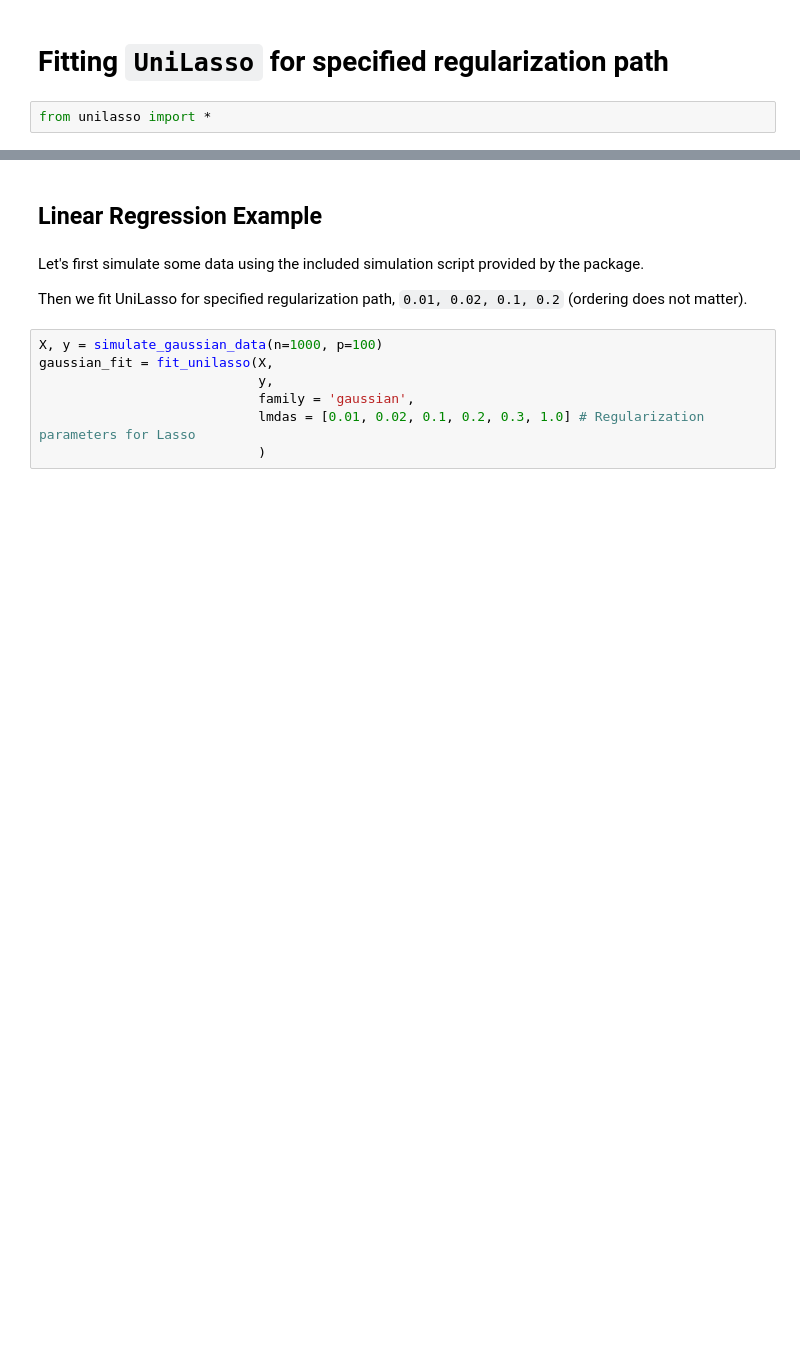
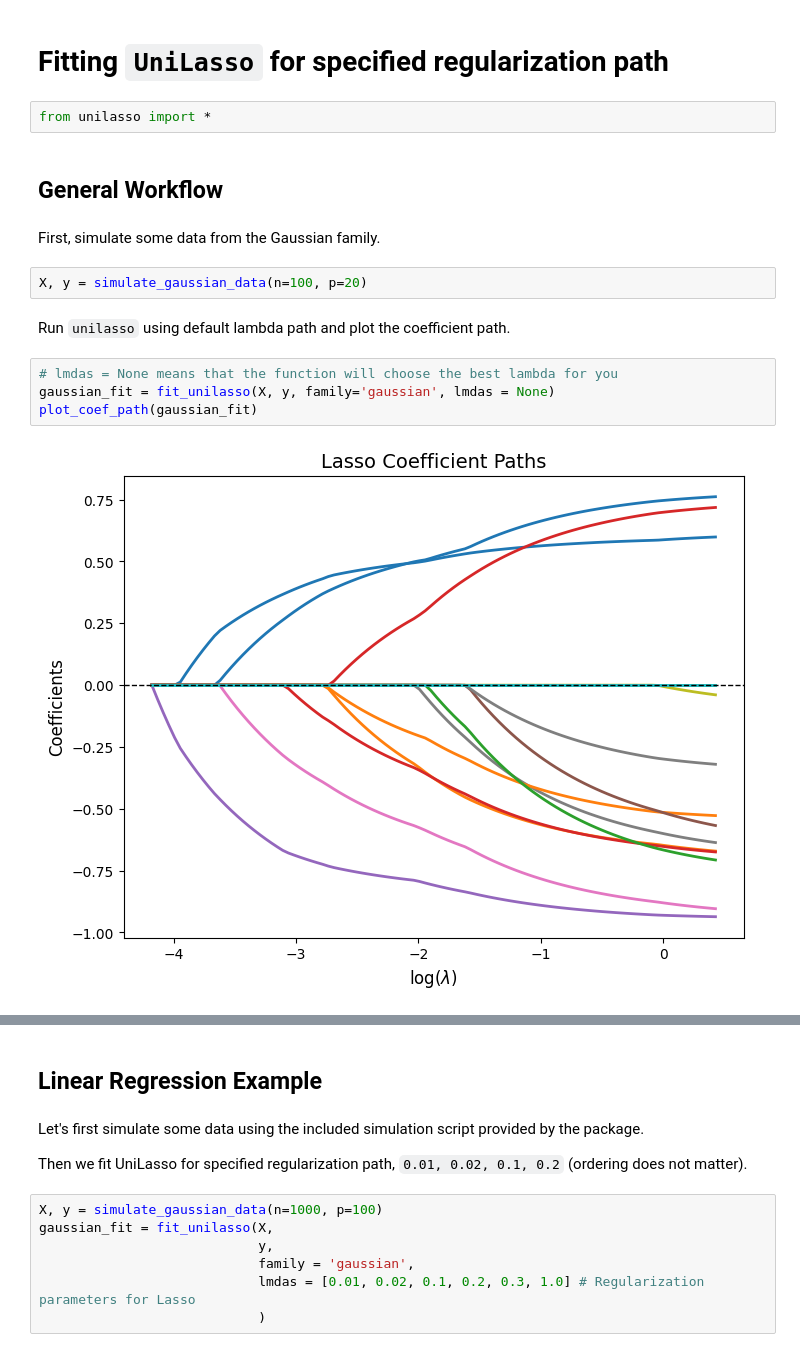
Before and after one commit to sophial05/uni-lasso, a Jupyter notebook: examples/unilasso_example_workflow.ipynb, the cells around one changed output, grey strips where cells are left out. Saved outputs shown, nothing was run; the diff lists cells and outputs as text; blank space fills up the shorter version.

Commit message:
Bug fixes for default lambda path. Renamed functions. Changed L1 x-axis to lambda x-axis for uniLasso path plot. Added workflow in examples.

```diff
--- a/examples/unilasso_example_workflow.ipynb
+++ b/examples/unilasso_example_workflow.ipynb
@@ -2,3 +2,17 @@
 # Fitting `UniLasso` for specified regularization path
 # %%
 from unilasso import *
+# %% [markdown]
+## General Workflow
+# %% [markdown]
+First, simulate some data from the Gaussian family.
+# %%
+X, y = simulate_gaussian_data(n=100, p=20)
+# %% [markdown]
+Run `unilasso` using default lambda path and plot the coefficient path.
+# %%
+# lmdas = None means that the function will choose the best lambda for you
+gaussian_fit = fit_unilasso(X, y, family='gaussian', lmdas = None)
+plot_coef_path(gaussian_fit)
+# %% [output]
+[figure, added]
```
Also changed, not shown: parts of 4 cells of this notebook, 3 other files.
